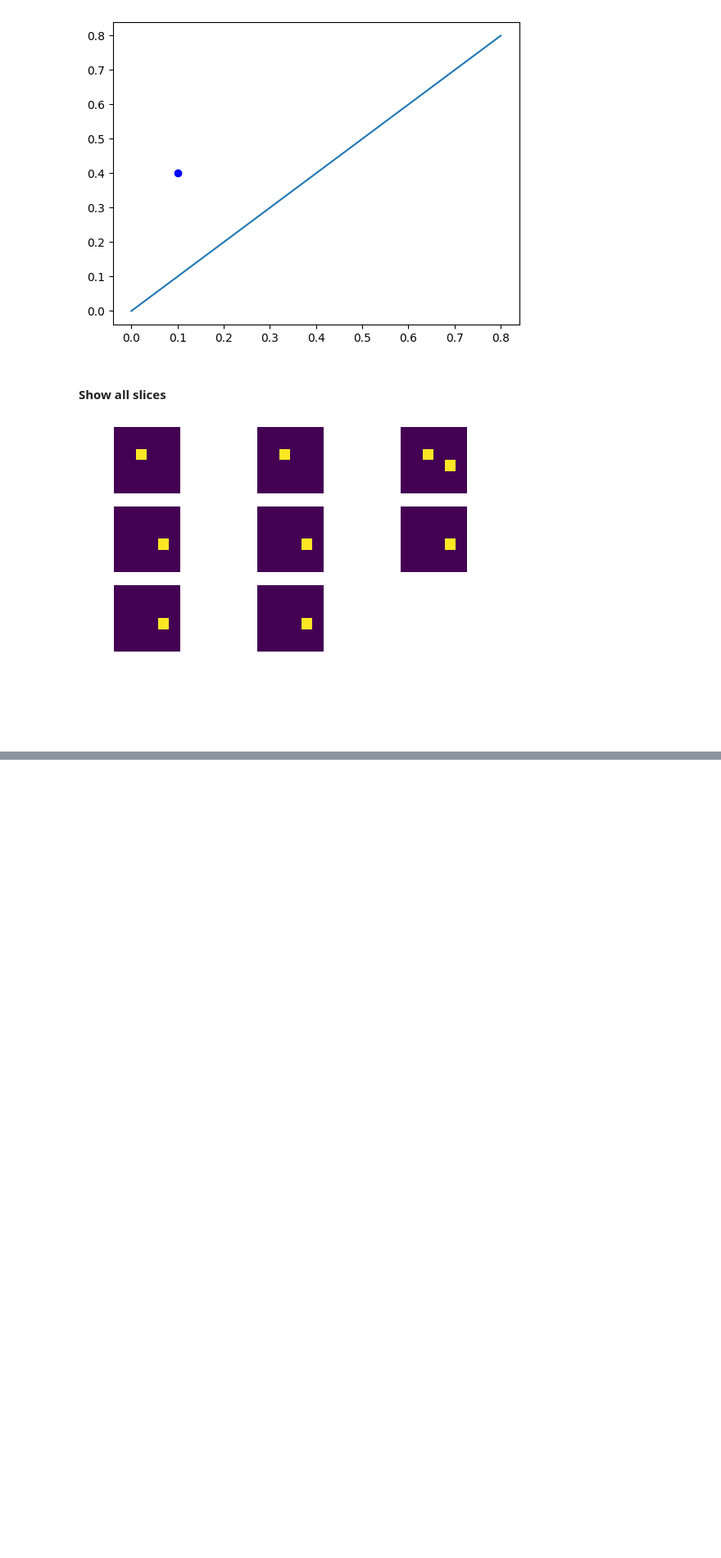
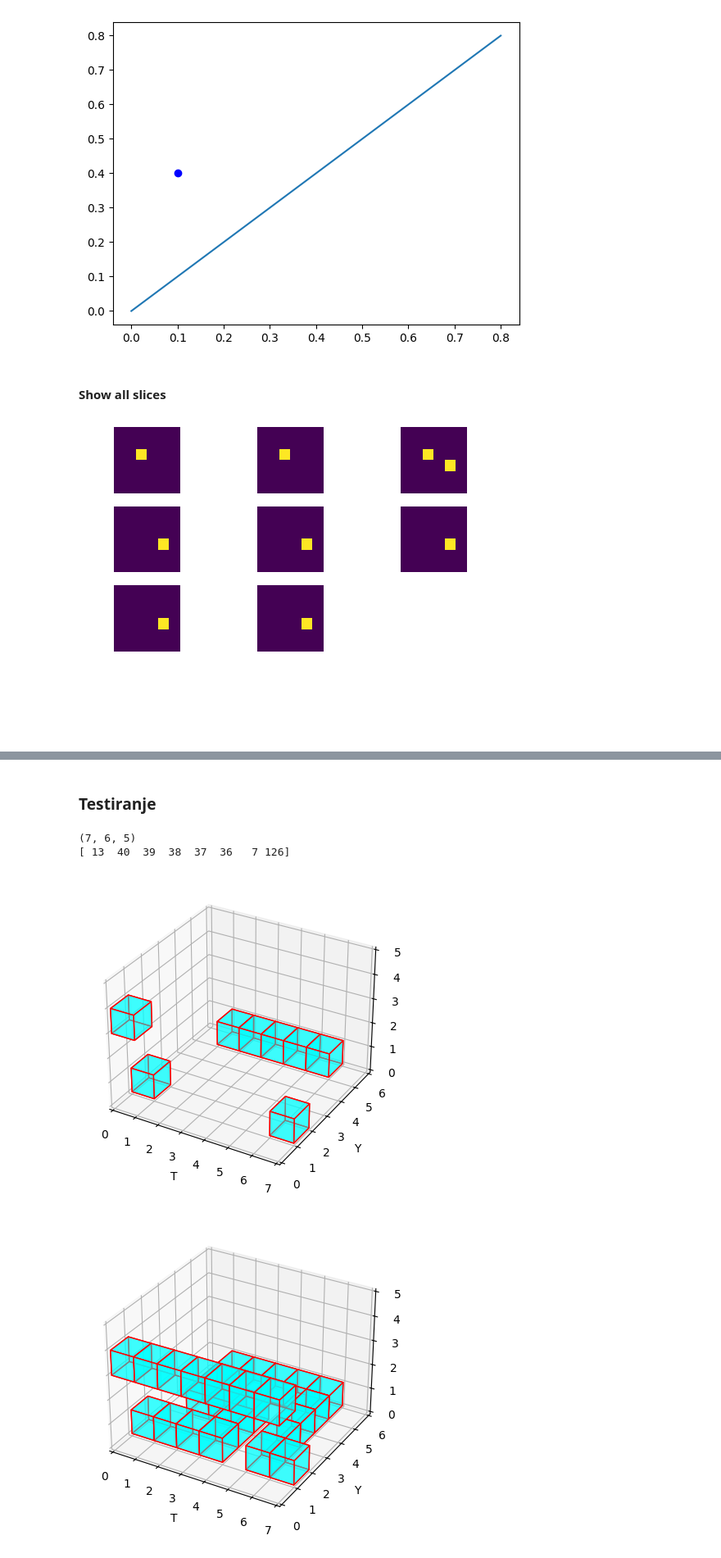
Before and after one commit to NejcHirci/TDA-evasion, a Jupyter notebook: spaceGeneration.ipynb, the cells around one changed output, grey strips where cells are left out. Shown at 82% size. Saved outputs shown, nothing was run; the diff lists cells and outputs as text; code cells hidden in the pictures; blank space fills up the shorter version.

```diff
--- a/spaceGeneration.ipynb
+++ b/spaceGeneration.ipynb
@@ -225,0 +380,48 @@ AttributeError: 'LineCollection' object has no attribute 'do_3d_projection'
+# %% [markdown]
+### Testiranje
+# %%
+spaceShape = (7,6,5)
+space = np.ones(spaceShape, dtype=bool)
+space[0,1,0] = 0
+space[1,[1,3,4,5],0] = 0
+space[2,[1,3,5],0] = 0
+space[3,[1,2,3,5],0] = 0
+space[4,5,0] = 0
+space[5,1:6,0] = 0
+space[6:, 1, 0] = 0
+space[:,0,3] = 0
+
+# sensors = [[[0,4],[0,8]], [[2,0],[8,0]], [[5,2],[5,6]]]
+# sensorSpace = SensorsSpace((10,10), sensors)
+# space = sensorSpace.createSpace()
+
+
+
+print(np.shape(space))
+ids, specialCoords = getAllIds2(space)
+print(ids)
+# %% [output]
+(7, 6, 5)
+[ 13  40  39  38  37  36   7 126]
+# %%
+fig = plt.figure()
+ax = fig.add_subplot(111, projection='3d')
+spaceShape = np.shape(space)
+# nariši najdeno pot, (Če je več poti lahko prikaže tudi dele drugih poti)
+# če je več poti mogoče sploh ne najde cele poti...idk
+if len(specialCoords) > 0:
+    for coord in specialCoords:
+        draw_cube(ax, coord, size = 1)
+
+ax.set_xlim(0, spaceShape[0])
+ax.set_ylim(0, spaceShape[1])
+ax.set_zlim(0, spaceShape[2])
+ax.set_xlabel('T')
+ax.set_ylabel('Y')
+ax.set_zlabel('X')
+
+# nariši celoten prostor
+plotCubes(space)
+# %% [output]
+[figure, added]
+[figure, added]
```
Also changed, not shown: parts of 11 cells of this notebook.
